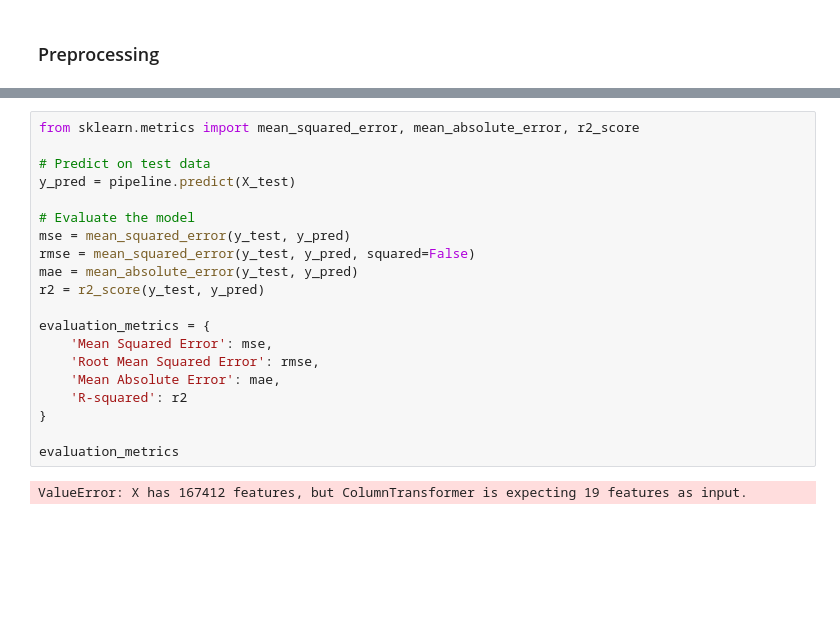
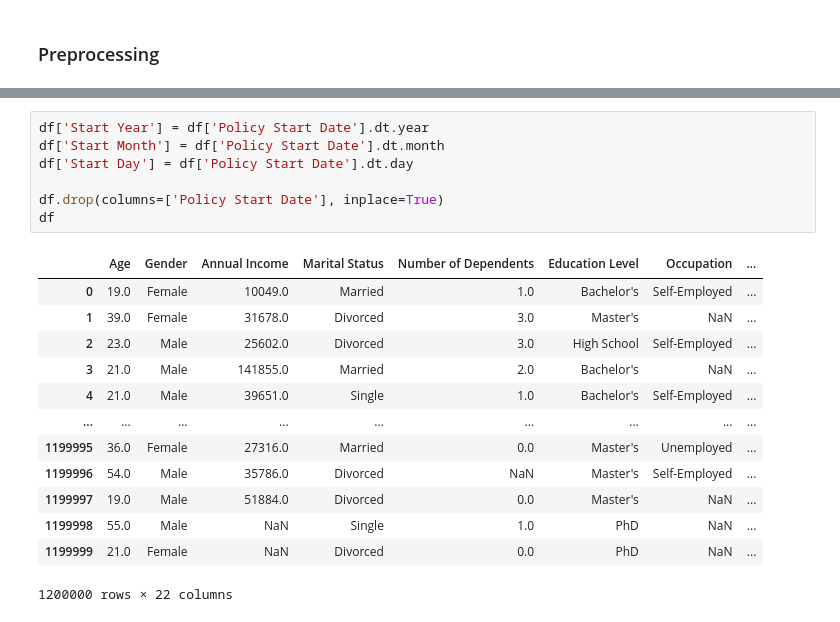
Before and after one commit to ROUSenghak/Insurance-Premium, a Jupyter notebook: notebook.ipynb, the cells around one changed output, grey strips where cells are left out. Drawn from its saved outputs; the diff is of its cells as text; blank space fills up the shorter version.

```diff
--- a/notebook.ipynb
+++ b/notebook.ipynb
@@ -346,22 +274,21 @@ Pipeline(steps=[('preprocessor',
-# %%
-from sklearn.metrics import mean_squared_error, mean_absolute_error, r2_score
-
-# Predict on test data
-y_pred = pipeline.predict(X_test)
-
-# Evaluate the model
-mse = mean_squared_error(y_test, y_pred)
-rmse = mean_squared_error(y_test, y_pred, squared=False)
-mae = mean_absolute_error(y_test, y_pred)
-r2 = r2_score(y_test, y_pred)
-
-evaluation_metrics = {
-    'Mean Squared Error': mse,
-    'Root Mean Squared Error': rmse,
-    'Mean Absolute Error': mae,
-    'R-squared': r2
-}
-
-evaluation_metrics
-# %% [output]
-ValueError: X has 167412 features, but ColumnTransformer is expecting 19 features as input.
+# %%
+df['Start Year'] = df['Policy Start Date'].dt.year
+df['Start Month'] = df['Policy Start Date'].dt.month
+df['Start Day'] = df['Policy Start Date'].dt.day
+
+df.drop(columns=['Policy Start Date'], inplace=True)
+df
+# %% [output]
+|  | Age | Gender | Annual Income | Marital Status | Number of Dependents | Education Level | Occupation | ... |
+| 0 | 19.0 | Female | 10049.0 | Married | 1.0 | Bachelor's | Self-Employed | ... |
+| 1 | 39.0 | Female | 31678.0 | Divorced | 3.0 | Master's | NaN | ... |
+| 2 | 23.0 | Male | 25602.0 | Divorced | 3.0 | High School | Self-Employed | ... |
+| 3 | 21.0 | Male | 141855.0 | Married | 2.0 | Bachelor's | NaN | ... |
+| 4 | 21.0 | Male | 39651.0 | Single | 1.0 | Bachelor's | Self-Employed | ... |
+| ... | ... | ... | ... | ... | ... | ... | ... | ... |
+| 1199995 | 36.0 | Female | 27316.0 | Married | 0.0 | Master's | Unemployed | ... |
+| 1199996 | 54.0 | Male | 35786.0 | Divorced | NaN | Master's | Self-Employed | ... |
+| 1199997 | 19.0 | Male | 51884.0 | Divorced | 0.0 | Master's | NaN | ... |
+| 1199998 | 55.0 | Male | NaN | Single | 1.0 | PhD | NaN | ... |
+| 1199999 | 21.0 | Female | NaN | Divorced | 0.0 | PhD | NaN | ... |
+1200000 rows × 22 columns
```
Also changed, not shown: parts of 9 cells of this notebook.
